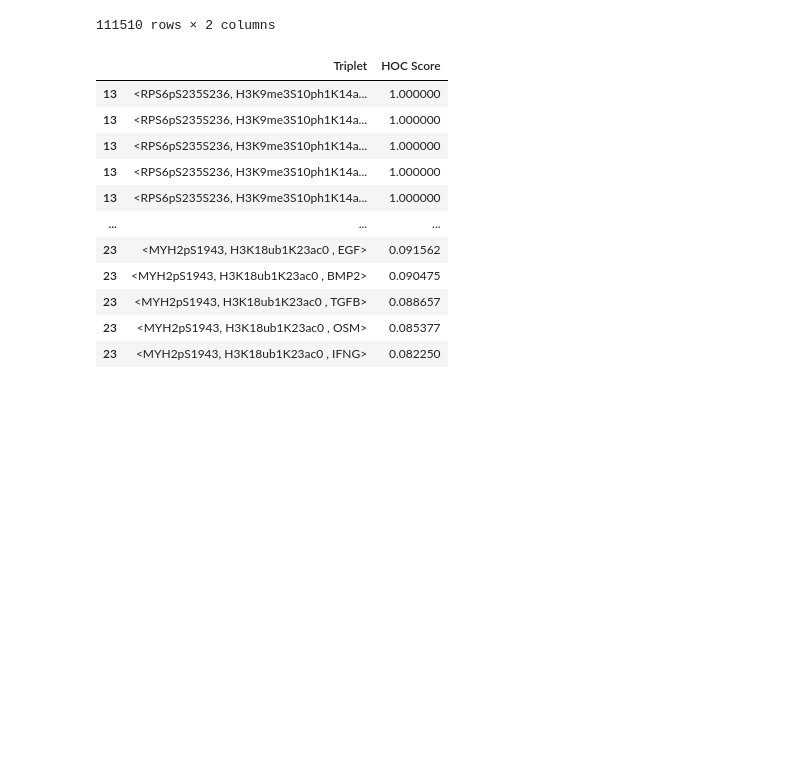
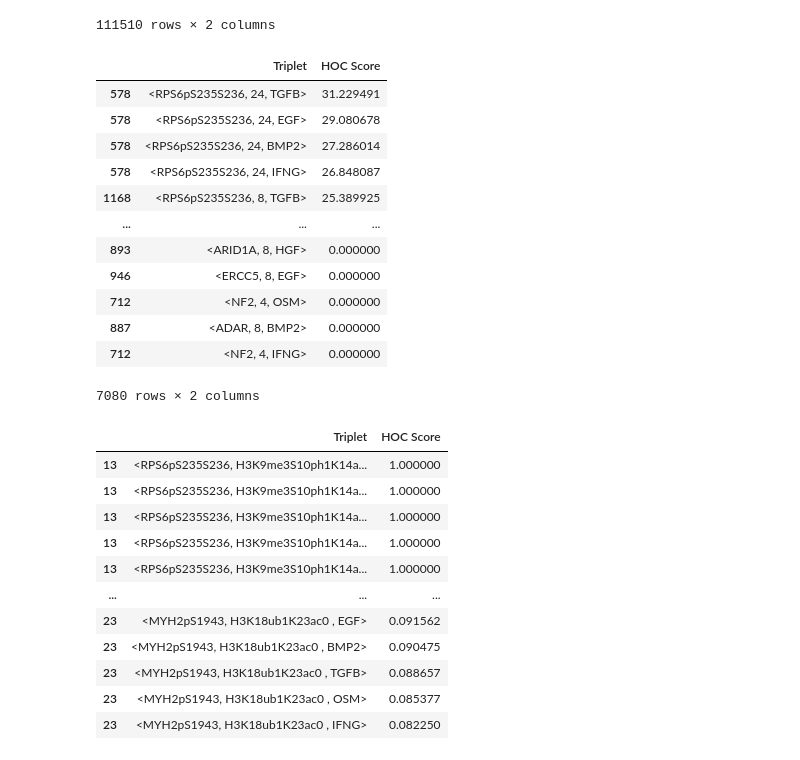
Before and after one commit to smollahlab/HOCMO, a Jupyter notebook: HOCMO_test.ipynb, the cells around one changed output. Saved outputs shown, nothing was run; the diff lists cells and outputs as text; code cells hidden in the pictures; blank space fills up the shorter version.

```diff
--- a/HOCMO_test.ipynb
+++ b/HOCMO_test.ipynb
@@ -413,6 +406,22 @@ total_hoc_score
 | 11776 | <PIK3CA, H3K27me1K36me3 , HGF> | 0.001625 |
 | 12366 | <PIK3CA, H3K27me2K36me1 , HGF> | 0.001618 |
 111510 rows × 2 columns
+# %%
+hocmo.getAllHOCScores(patterns_AB, patterns_AC, A_names_ranked, C_names_ranked, B_names_ranked,"data/HOC_scores.xlsx")
+# %% [output]
+|  | Triplet | HOC Score |
+| 578 | <RPS6pS235S236, 24, TGFB> | 31.229491 |
+| 578 | <RPS6pS235S236, 24, EGF> | 29.080678 |
+| 578 | <RPS6pS235S236, 24, BMP2> | 27.286014 |
+| 578 | <RPS6pS235S236, 24, IFNG> | 26.848087 |
+| 1168 | <RPS6pS235S236, 8, TGFB> | 25.389925 |
+| ... | ... | ... |
+| 893 | <ARID1A, 8, HGF> | 0.000000 |
+| 946 | <ERCC5, 8, EGF> | 0.000000 |
+| 712 | <NF2, 4, OSM> | 0.000000 |
+| 887 | <ADAR, 8, BMP2> | 0.000000 |
+| 712 | <NF2, 4, IFNG> | 0.000000 |
+7080 rows × 2 columns
 # %%
 sig_ligands = B_names_ranked
 sig_proteins = ['CCNB1','PLK1','RB1pS807S811','RPS6pS240S244','DUSP4','RPS6pS235S236',
```
Also changed, not shown: parts of 9 cells of this notebook, 6 other files.
